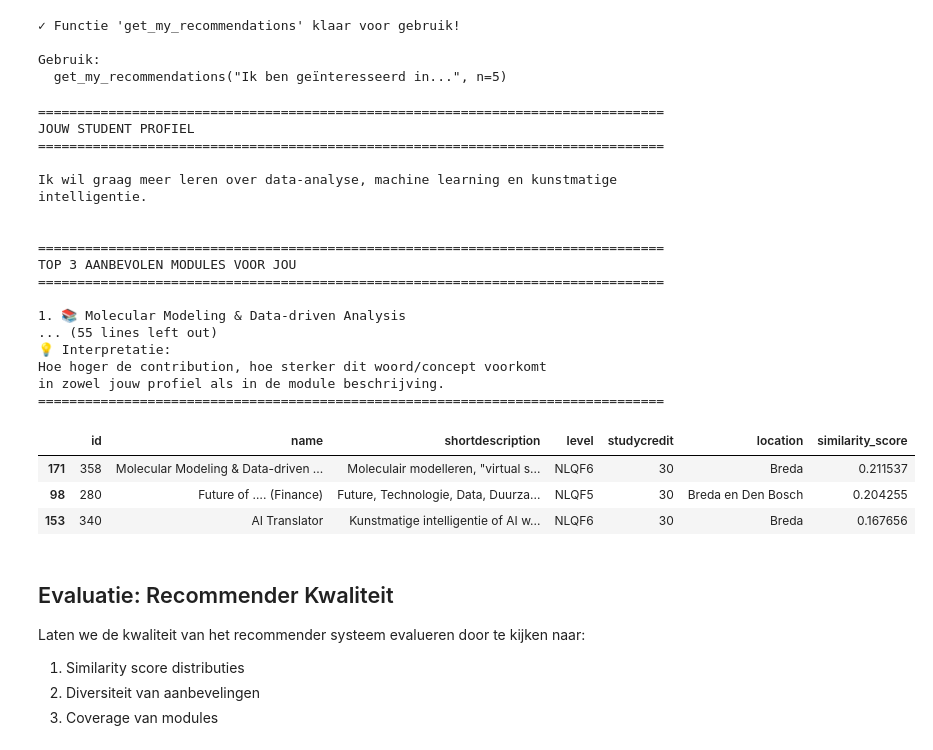
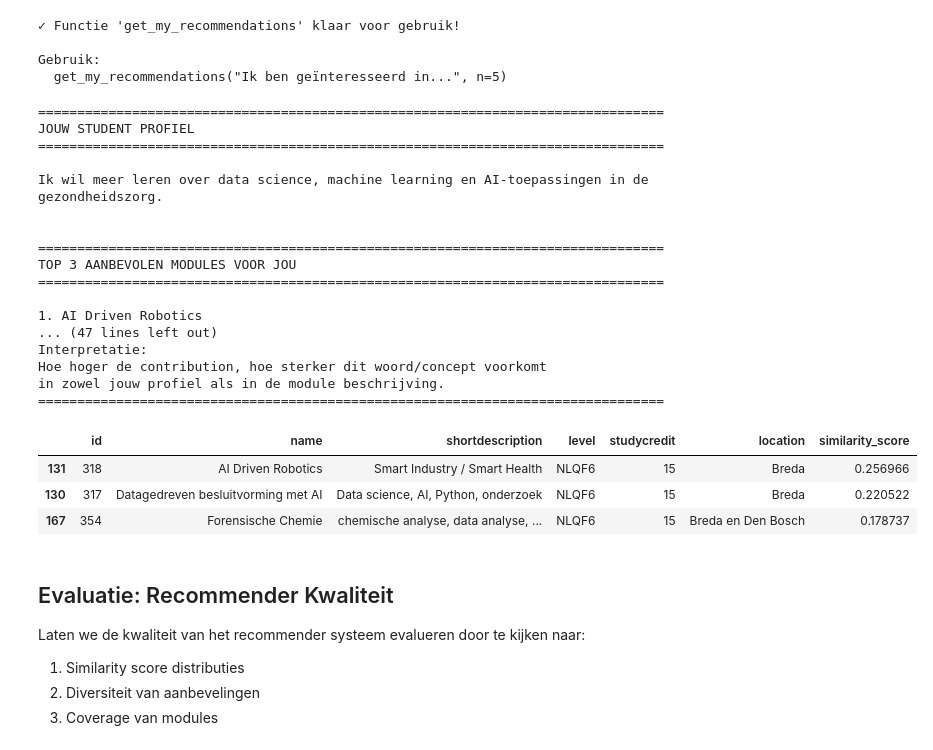
Before and after one commit to BoyanKloosterman/AI-Prototype, a Jupyter notebook: content_based_recommender.ipynb, the cells around one changed output. Drawn from its saved outputs; the diff is of its cells as text; code cells hidden in the pictures.

```diff
--- a/content_based_recommender.ipynb
+++ b/content_based_recommender.ipynb
@@ -664,32 +664,32 @@ Gebruik:
 # %%
 # Test de interactieve functie met een nieuw profiel
 my_profile = """
-Ik wil graag meer leren over data-analyse, machine learning en kunstmatige intelligentie.
+Ik wil meer leren over data science, machine learning en AI-toepassingen in de gezondheidszorg.
 """
 
 get_my_recommendations(my_profile, n=3, show_explanation=True)
 # %% [output]
 ================================================================================
 JOUW STUDENT PROFIEL
 ================================================================================
 
-Ik wil graag meer leren over data-analyse, machine learning en kunstmatige intelligentie.
+Ik wil meer leren over data science, machine learning en AI-toepassingen in de gezondheidszorg.
 
 
 ================================================================================
 TOP 3 AANBEVOLEN MODULES VOOR JOU
 ================================================================================
 
-1. 📚 Molecular Modeling & Data-driven Analysis
-... (55 lines left out)
-💡 Interpretatie:
+1. AI Driven Robotics
+... (47 lines left out)
+Interpretatie:
 Hoe hoger de contribution, hoe sterker dit woord/concept voorkomt
 in zowel jouw profiel als in de module beschrijving.
 ================================================================================
 |  | id | name | shortdescription | level | studycredit | location | similarity_score |
-| 171 | 358 | Molecular Modeling & Data-driven ... | Moleculair modelleren, "virtual s... | NLQF6 | 30 | Breda | 0.211537 |
-| 98 | 280 | Future of …. (Finance) | Future, Technologie, Data, Duurza... | NLQF5 | 30 | Breda en Den Bosch | 0.204255 |
-| 153 | 340 | AI Translator | Kunstmatige intelligentie of AI w... | NLQF6 | 30 | Breda | 0.167656 |
+| 131 | 318 | AI Driven Robotics | Smart Industry / Smart Health | NLQF6 | 15 | Breda | 0.256966 |
+| 130 | 317 | Datagedreven besluitvorming met AI | Data science, AI, Python, onderzoek | NLQF6 | 15 | Breda | 0.220522 |
+| 167 | 354 | Forensische Chemie | chemische analyse, data analyse, ... | NLQF6 | 15 | Breda en Den Bosch | 0.178737 |
 # %% [markdown]
 ## Evaluatie: Recommender Kwaliteit
 
```
Also changed, not shown: parts of 11 cells of this notebook.
